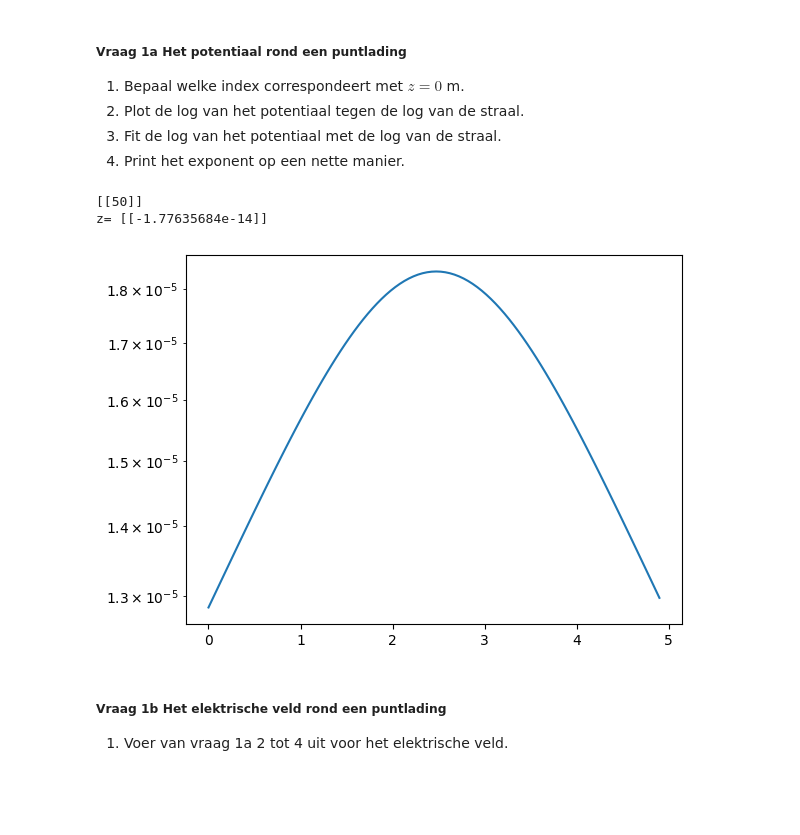
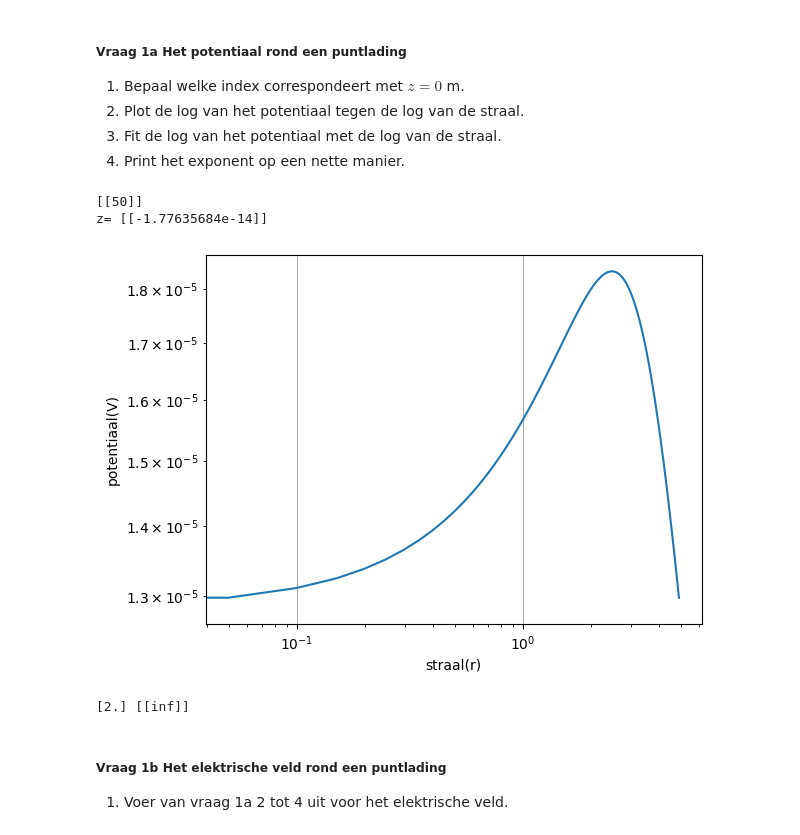
Before and after one commit to owenvanderwal/opdrachten-DEF-D, a Jupyter notebook: DigitaleOntwerpopdrachten/1CondensatorOpdracht/CondensatorOntwerpopdracht.ipynb, the cells around one changed output. Drawn from its saved outputs; the diff is of its cells as text; code cells hidden in the pictures; blank space fills up the shorter version.

```diff
--- a/DigitaleOntwerpopdrachten/1CondensatorOpdracht/CondensatorOntwerpopdracht.ipynb
+++ b/DigitaleOntwerpopdrachten/1CondensatorOpdracht/CondensatorOntwerpopdracht.ipynb
@@ -89,29 +89,44 @@ plot_results_pt_charge_at_origin(Ez, Er, normE, V, r, z, grid_step)
 # %%
 ###
 #1
 ## door de centered finite difference method is er geen exact z=0, dus is er een functie nodig om de waarde te vinden die het dichtste bij 0 zit.
 indexxen = np.argwhere(np.isclose(z,0,atol=1e-12))
 print(indexxen)
 print("z=",z[indexxen])
-index = np.argmin(np.abs(z))
-index_z0 = min(index, V.shape[1]-1)
+
 #2
+# omdat de z waarde buiten de V waarde valt zorgt de vorige code ervoor dat hij binnen de bounds valt.
+index_z0 = min(indexxen, V.shape[1]-1)
 Vr = V[:, index_z0]
+# waarde van r en Vr komen niet overeen dus is het nodig om een r te creëren die hetzelfde aantal heeft als V.
 r_for_V = np.linspace(r.min(), r.max(), V.shape[0])
 plt.figure()
 plt.yscale('log')
+plt.xscale('log')
+plt.xlabel('straal(r)')
+plt.ylabel('potentiaal(V)')
+plt.grid()
 plt.plot(r_for_V,Vr)
 plt.show()
 
+#3
+from scipy.optimize import curve_fit
+import math
 
+def FIT(x,g):
+    return np.log(x)/np.log(g)
+
+var, cov = curve_fit(FIT,r_for_V,Vr,p0=[2])
+print(var, cov)
 
 
 
 ###
 # %% [output]
 [[50]]
 z= [[-1.77635684e-14]]
-[figure, old version]
+[figure, new version]
+[2.] [[inf]]
 # %% [markdown]
 ##### Vraag 1b Het elektrische veld rond een puntlading
 1. Voer van vraag 1a 2 tot 4 uit voor het elektrische veld.
```
